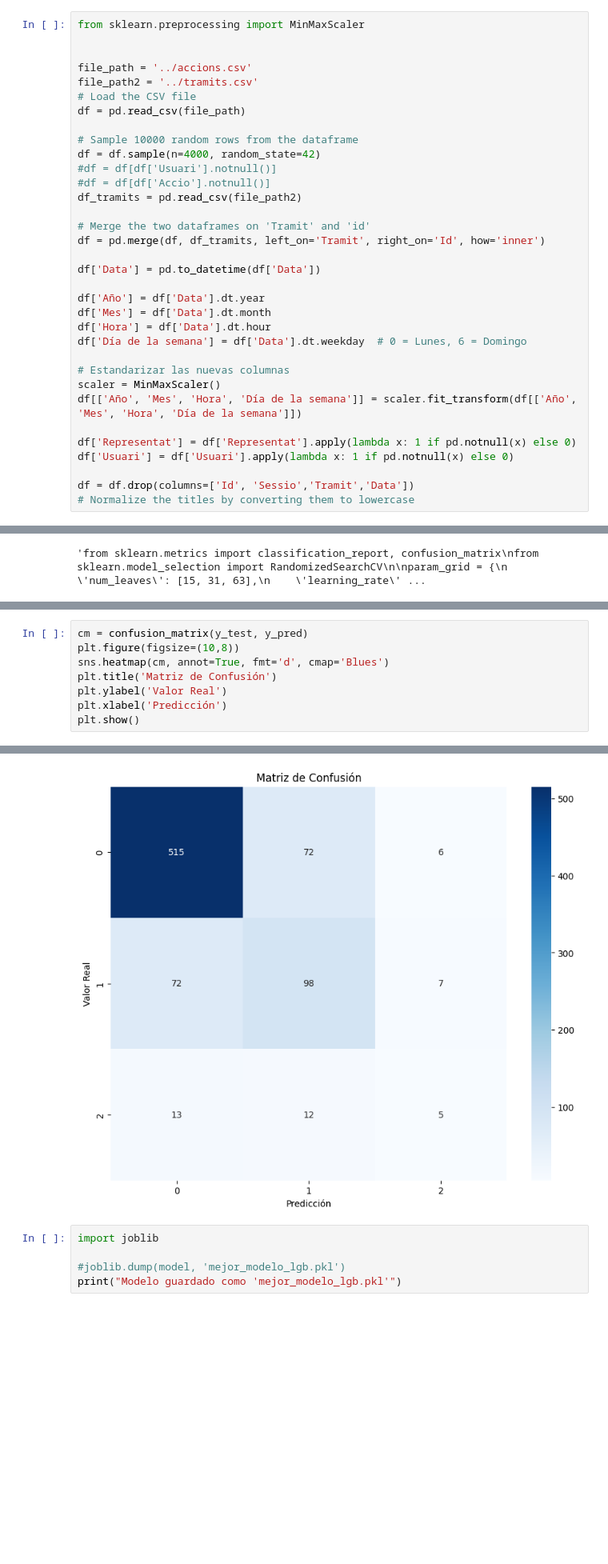
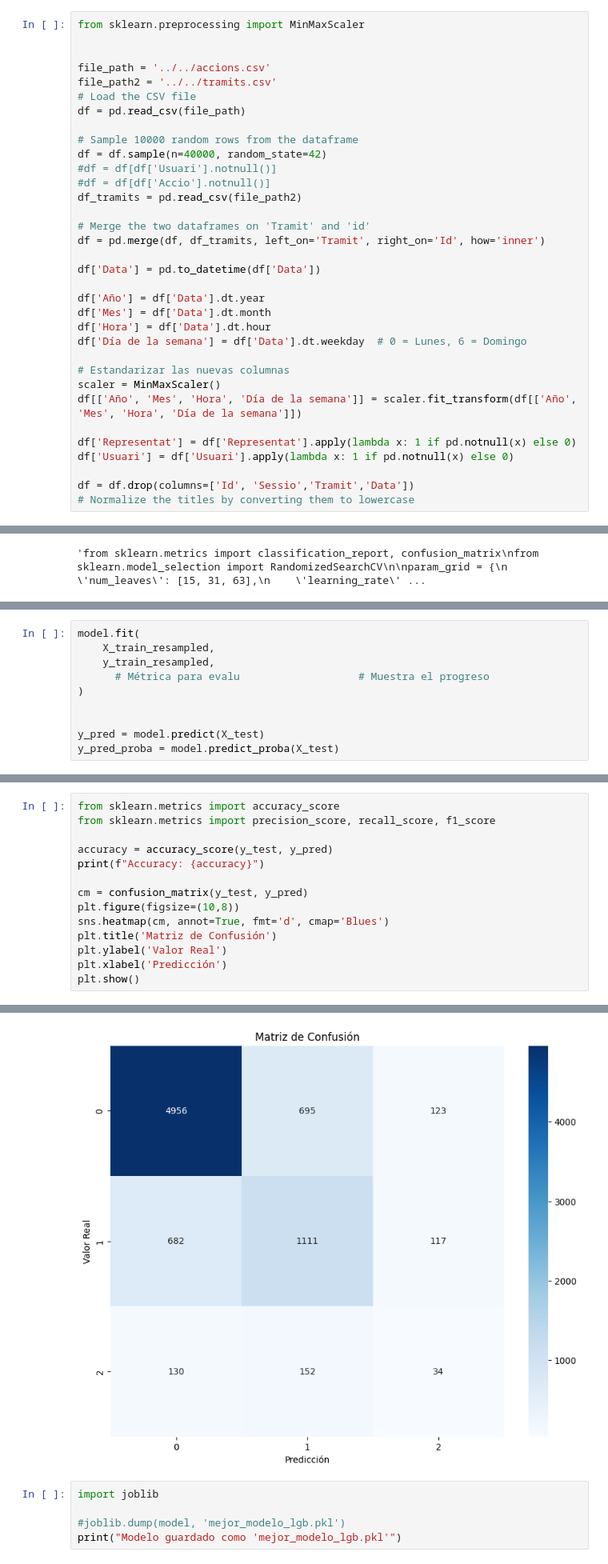
Before and after one commit to Stargix/HackEPS-Cityclic, a Jupyter notebook: Backend/Model.ipynb, the cells around one changed output, grey strips where cells are left out. Shown at 80% size. Saved outputs shown, nothing was run; the diff lists cells and outputs as text; blank space fills up the shorter version.

```diff
--- a/Backend/Model.ipynb
+++ b/Backend/Model.ipynb
@@ -17,13 +17,13 @@ import numpy as np
 from sklearn.preprocessing import MinMaxScaler
 
 
-file_path = '../accions.csv'
-file_path2 = '../tramits.csv'
+file_path = '../../accions.csv'
+file_path2 = '../../tramits.csv'
 # Load the CSV file
 df = pd.read_csv(file_path)
 
 # Sample 10000 random rows from the dataframe
-df = df.sample(n=4000, random_state=42)
+df = df.sample(n=40000, random_state=42)
 #df = df[df['Usuari'].notnull()]
 #df = df[df['Accio'].notnull()]
 df_tramits = pd.read_csv(file_path2)
@@ -356,0 +406,10 @@ weighted avg       0.77      0.77      0.77       800
+# %%
+model.fit(
+    X_train_resampled,
+    y_train_resampled,
+      # Métrica para evalu                   # Muestra el progreso
+)
+
+
+y_pred = model.predict(X_test)
+y_pred_proba = model.predict_proba(X_test)
@@ -357,4 +423,10 @@ weighted avg       0.77      0.77      0.77       800
 # %%
+from sklearn.metrics import accuracy_score
+from sklearn.metrics import precision_score, recall_score, f1_score
+
+accuracy = accuracy_score(y_test, y_pred)
+print(f"Accuracy: {accuracy}")
+
 cm = confusion_matrix(y_test, y_pred)
 plt.figure(figsize=(10,8))
 sns.heatmap(cm, annot=True, fmt='d', cmap='Blues')
@@ -366,4 +439,4 @@ plt.show()
-[figure, old version]
+[figure, new version]
 # %%
 import joblib
 
```
Also changed, not shown: parts of 8 cells of this notebook, 7 other files.
